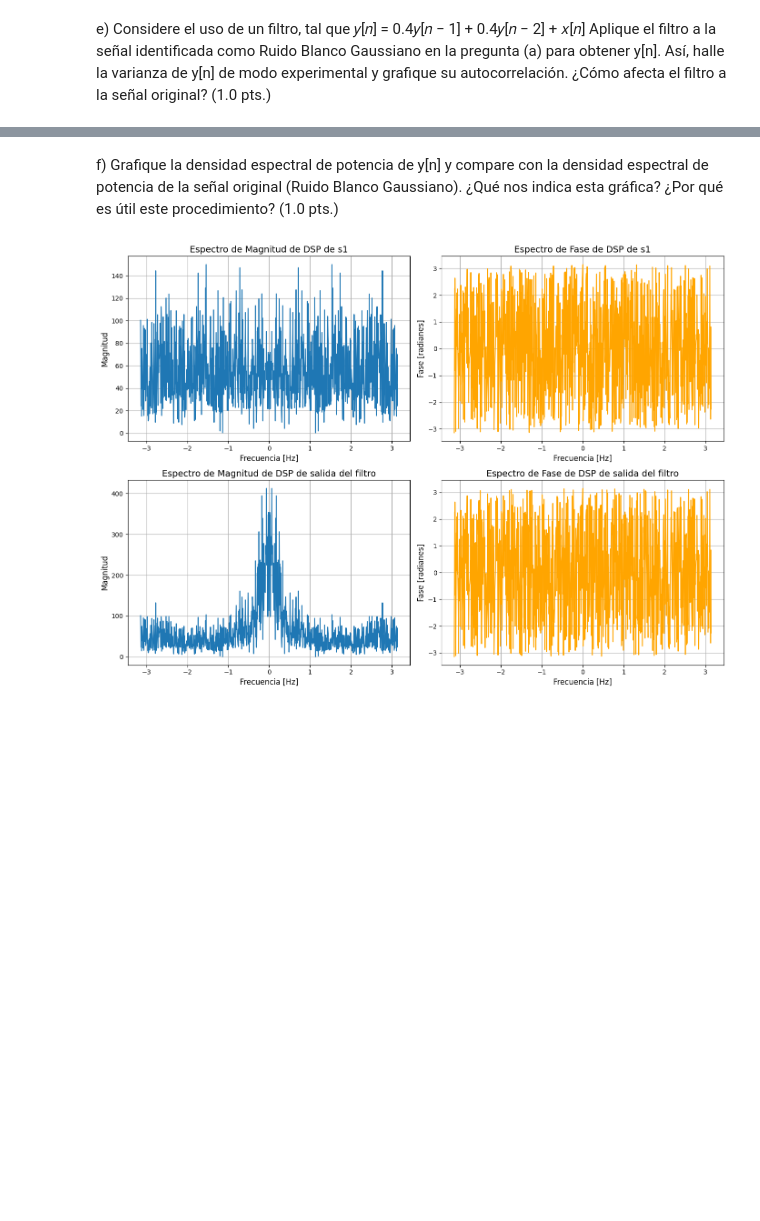
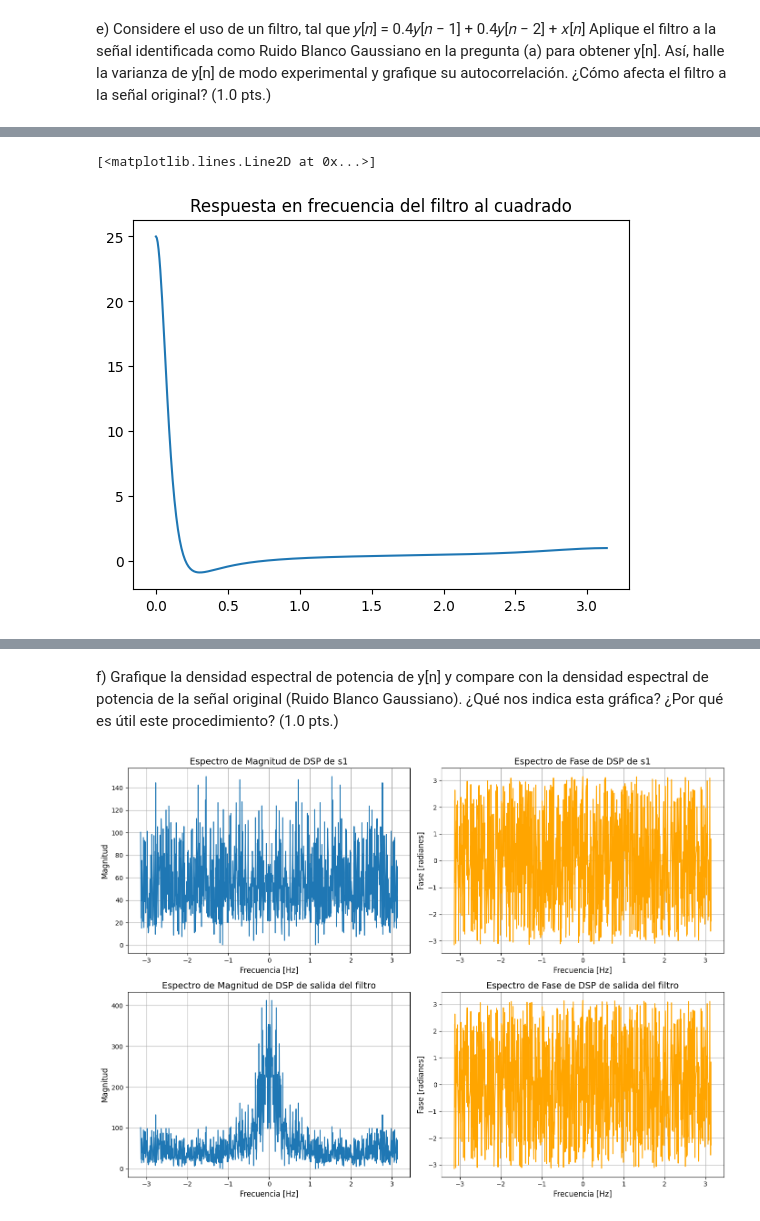
Before and after one commit to ExampleToFollow/PracticasPDS, a Jupyter notebook: Lab5/Lab5_IF_20213704.ipynb, the cells around one changed output, grey strips where cells are left out. Saved outputs shown, nothing was run; the diff lists cells and outputs as text; code cells hidden in the pictures; blank space fills up the shorter version.

```diff
--- a/Lab5/Lab5_IF_20213704.ipynb
+++ b/Lab5/Lab5_IF_20213704.ipynb
@@ -341,0 +343,11 @@ Varianza de la señal filtrada: 7.673871843472089
+# %%
+from scipy.signal import firwin, freqz
+dirac = np.zeros(1000)
+dirac[0] = 1
+w , H_z = freqz(lfilter(b,a, dirac))
+H_z  = H_z ** 2
+plt.title("Respuesta en frecuencia del filtro al cuadrado")
+plt.plot(w,H_z)
+# %% [output]
+[<matplotlib.lines.Line2D at 0x...>]
+[figure, added]
```
Also changed, not shown: parts of 8 cells of this notebook.
